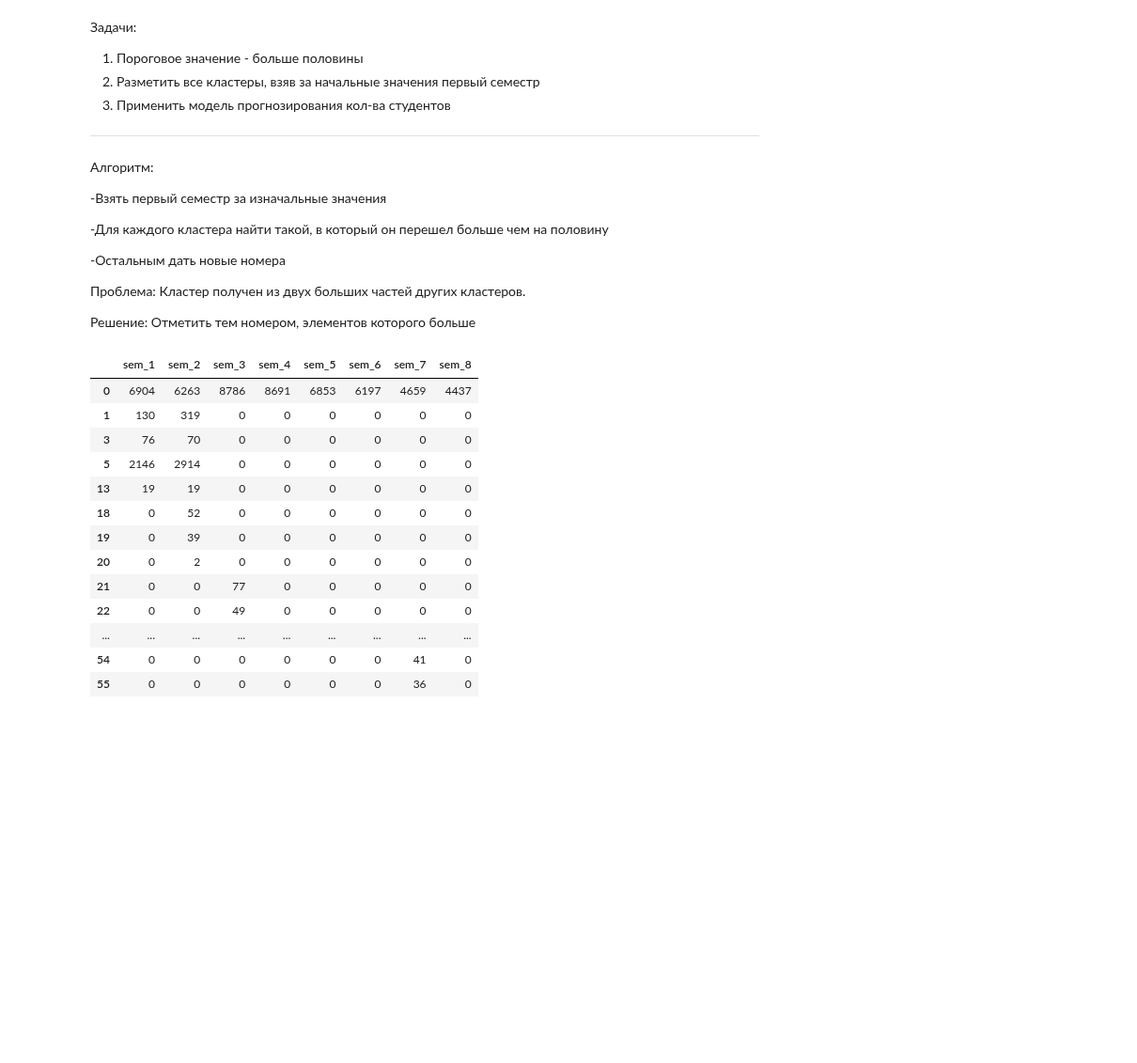
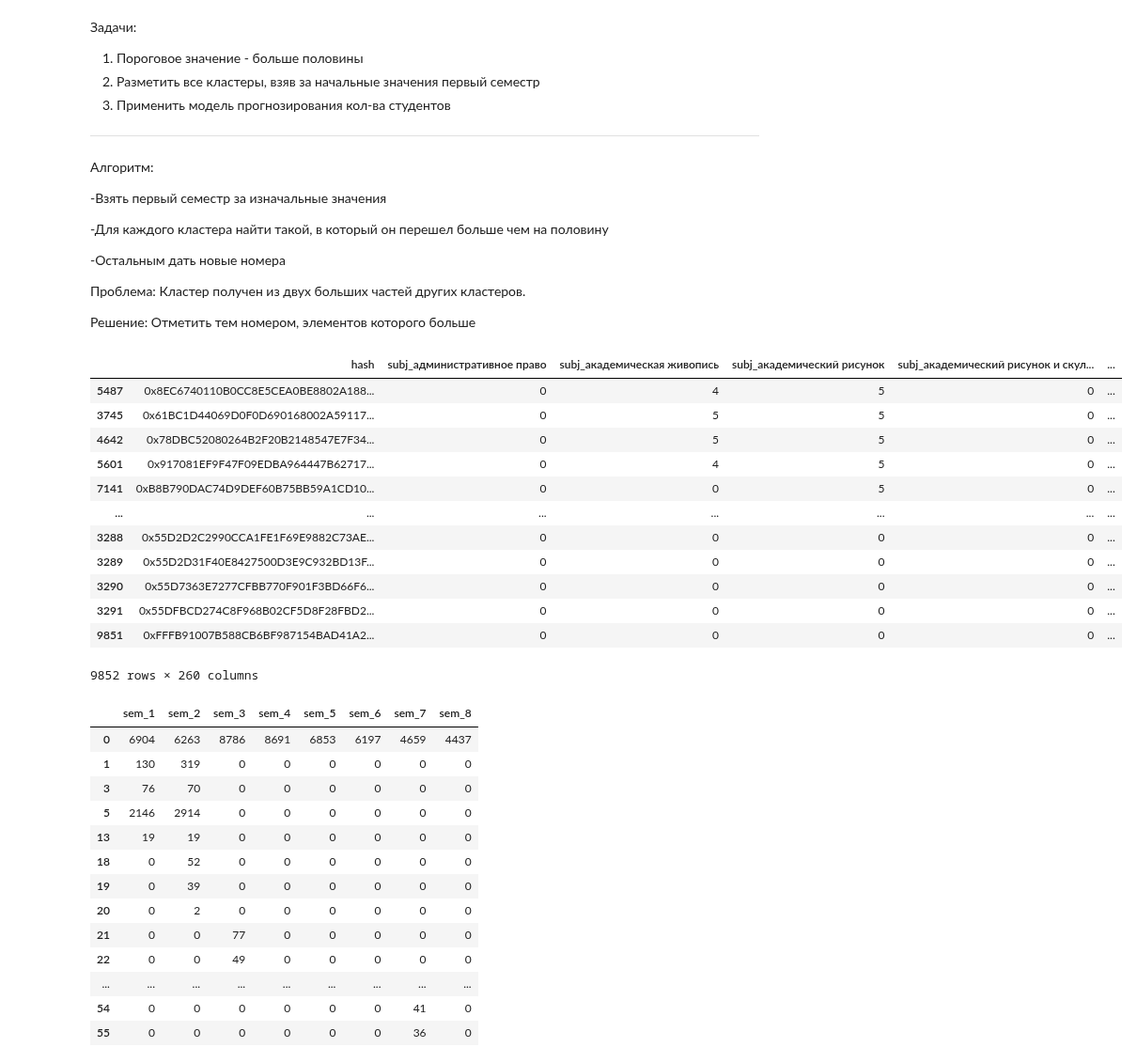
Before and after one commit to Maksimka9/clustering, a Jupyter notebook: main.ipynb, the cells around one changed output. Shown at 94% size. Drawn from its saved outputs; the diff is of its cells as text; code cells hidden in the pictures; blank space fills up the shorter version.

```diff
--- a/main.ipynb
+++ b/main.ipynb
@@ -59,6 +59,22 @@ df_sem_5 = pd.read_csv(sem_5_data, index_col=False)
 df_sem_6 = pd.read_csv(sem_6_data, index_col=False)
 df_sem_7 = pd.read_csv(sem_7_data, index_col=False)
 df_sem_8 = pd.read_csv(sem_8_data, index_col=False)
+# %%
+df_sem_1.sort_values(by='subj_академический рисунок', ascending=False)
+# %% [output]
+|  | hash | subj_административное право | subj_академическая живопись | subj_академический рисунок | subj_академический рисунок и скул... | ... |
+| 5487 | 0x8EC6740110B0CC8E5CEA0BE8802A188... | 0 | 4 | 5 | 0 | ... |
+| 3745 | 0x61BC1D44069D0F0D690168002A59117... | 0 | 5 | 5 | 0 | ... |
+| 4642 | 0x78DBC52080264B2F20B2148547E7F34... | 0 | 5 | 5 | 0 | ... |
+| 5601 | 0x917081EF9F47F09EDBA964447B62717... | 0 | 4 | 5 | 0 | ... |
+| 7141 | 0xB8B790DAC74D9DEF60B75BB59A1CD10... | 0 | 0 | 5 | 0 | ... |
+| ... | ... | ... | ... | ... | ... | ... |
+| 3288 | 0x55D2D2C2990CCA1FE1F69E9882C73AE... | 0 | 0 | 0 | 0 | ... |
+| 3289 | 0x55D2D31F40E8427500D3E9C932BD13F... | 0 | 0 | 0 | 0 | ... |
+| 3290 | 0x55D7363E7277CFBB770F901F3BD66F6... | 0 | 0 | 0 | 0 | ... |
+| 3291 | 0x55DFBCD274C8F968B02CF5D8F28FBD2... | 0 | 0 | 0 | 0 | ... |
+| 9851 | 0xFFFB91007B588CB6BF987154BAD41A2... | 0 | 0 | 0 | 0 | ... |
+9852 rows × 260 columns
 # %%
 # Вспомогательная таблица для сопоставления меток класса с хэш-номером студентов
 
```
